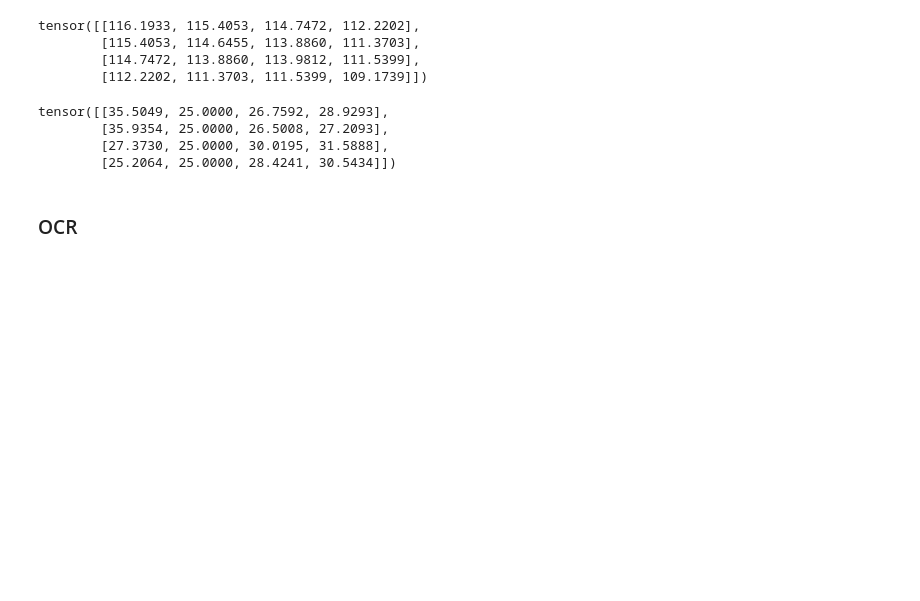
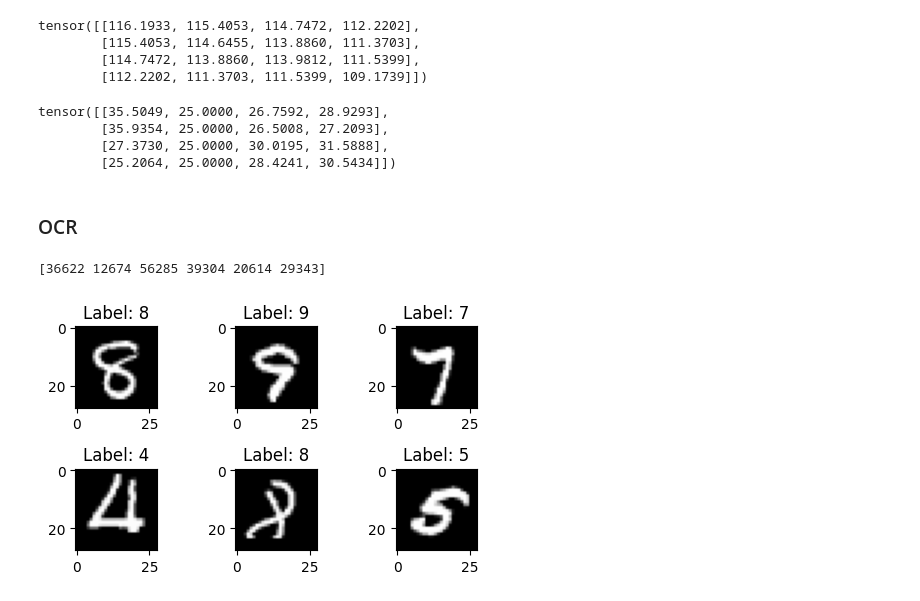
Before and after one commit to Hari25483/PyTorch, a Jupyter notebook: CO544_Pytorch.ipynb, the cells around one changed output. Cells and saved outputs as stored; diff of their text form; code cells hidden in the pictures; blank space fills up the shorter version.

```diff
--- a/CO544_Pytorch.ipynb
+++ b/CO544_Pytorch.ipynb
@@ -167,0 +169,28 @@ train_dataset=torchvision.datasets.MNIST(root='./data',train=True, download=True
+# %%
+# Define a function to create a grid of images
+def create_image_grid(images, labels, rows, cols):
+  fig, axs = plt.subplots(rows, cols, figsize=(5, 3))
+  for i in range(rows):
+    for j in range(cols):
+      axs[i, j].imshow(images[i*cols+j].squeeze(), cmap='gray')
+      axs[i, j].set_title(f"Label: {labels[i*cols+j]}")
+      axs[i, j].axis('on')
+  plt.tight_layout()
+  plt.show()
+# %%
+# Select a random subset of images and labels from the dataset
+indices = np.random.choice(range(len(train_dataset)), size=6, replace=False)
+print(indices)
+# images = [train_dataset[i][0] for i in indices]
+images=[train_dataset[i][0] for i in indices]
+images=[]
+for i in indices:
+  images.append(train_dataset[i][0])
+labels=[]
+for i in indices:
+  labels.append(train_dataset[i][1])
+labels = [train_dataset[i][1] for i in indices]
+create_image_grid(images, labels, rows=2, cols=3)
+# %% [output]
+[36622 12674 56285 39304 20614 29343]
+[figure, added]
```
Also changed, not shown: parts of 4 cells of this notebook.
